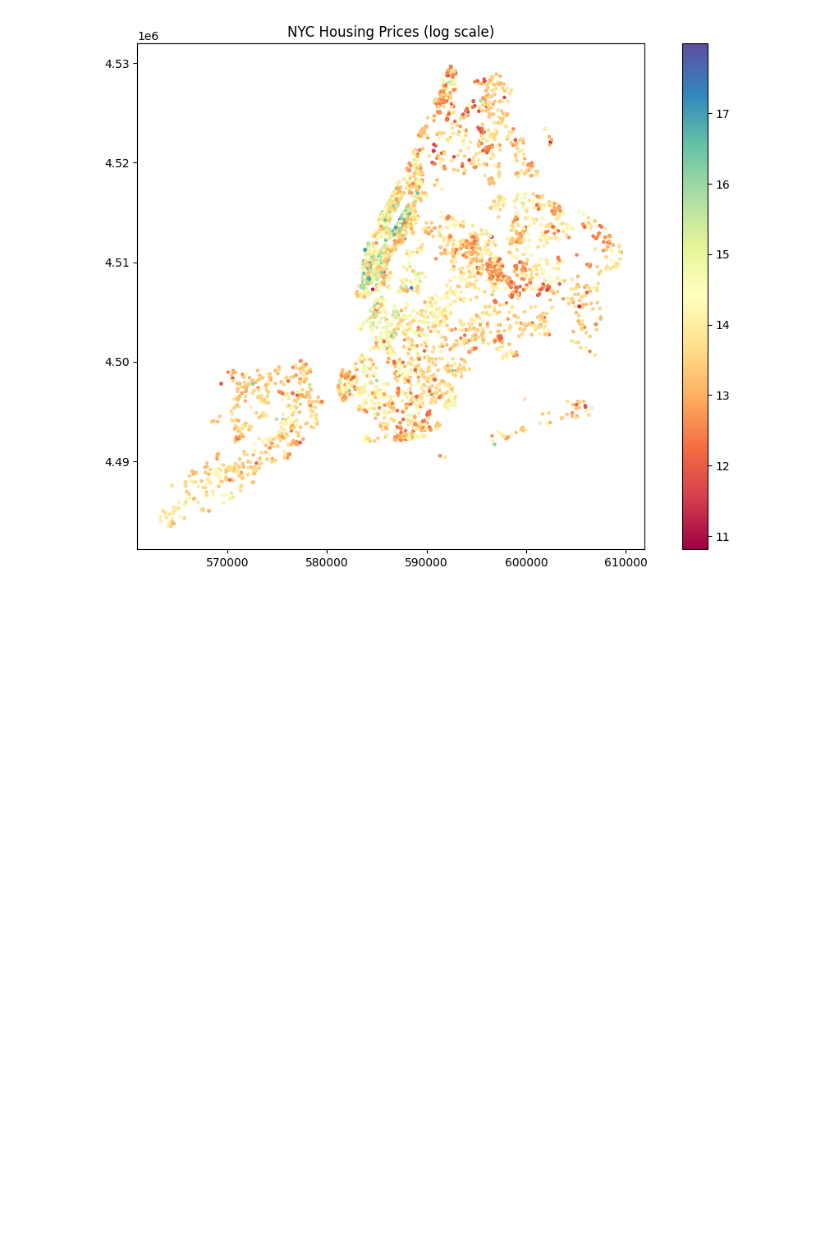
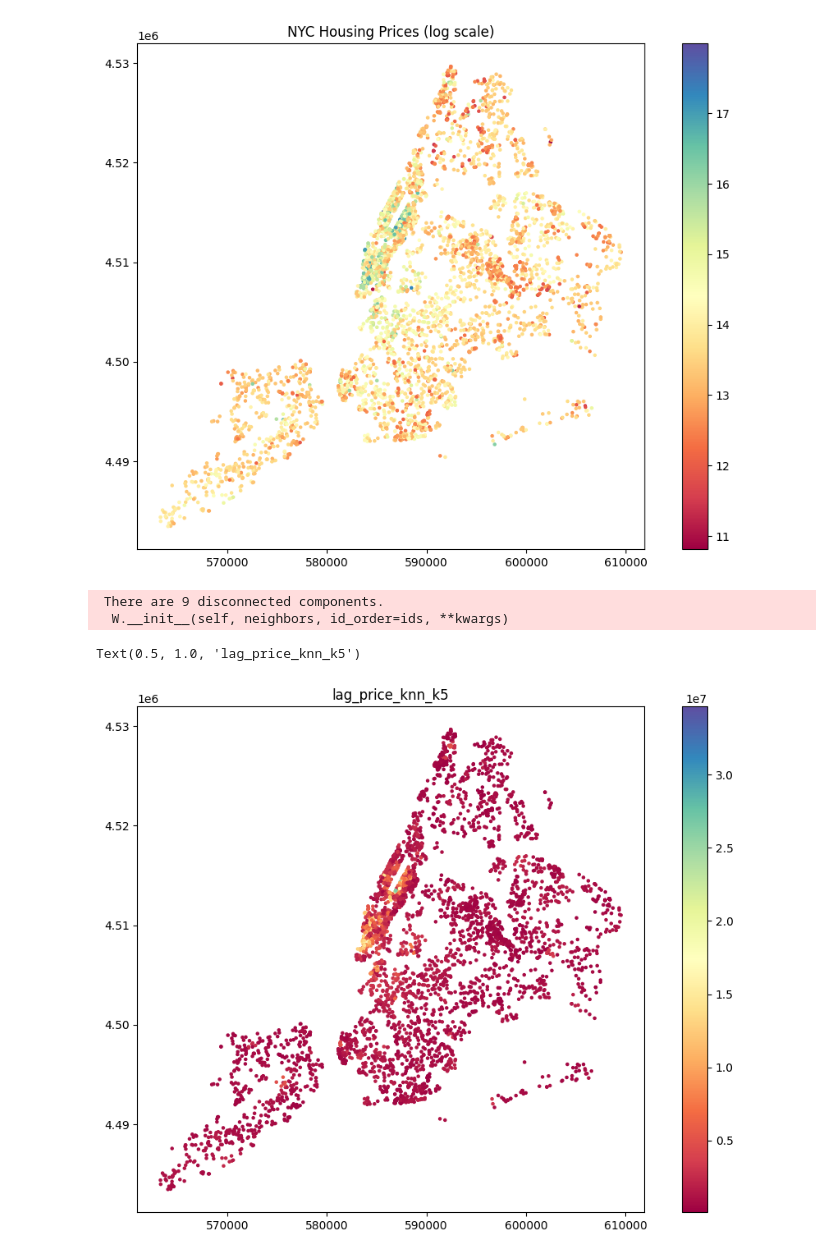
Before and after one commit to codekot/nyc-housing-project, a Jupyter notebook: notebooks/experiments/exp_03_spatial_lag.ipynb, the cells around one changed output. Saved outputs shown, nothing was run; the diff lists cells and outputs as text; code cells hidden in the pictures; blank space fills up the shorter version.

Commit message:
Play with spatial lag

```diff
--- a/notebooks/experiments/exp_03_spatial_lag.ipynb
+++ b/notebooks/experiments/exp_03_spatial_lag.ipynb
@@ -43,3 +49,21 @@ plt.title("NYC Housing Prices (log scale)")
 # %% [output]
 Text(0.5, 1.0, 'NYC Housing Prices (log scale)')
 [figure]
+# %%
+w = KNN.from_dataframe(gdf_utm, k=5)
+w.transform = 'R'
+# %% [output]
+ There are 9 disconnected components.
+  W.__init__(self, neighbors, id_order=ids, **kwargs)
+# %%
+gdf_utm['lag_price_knn_k5'] = lag_spatial(w, gdf_utm['price'])
+# %%
+gdf_utm.plot(column="lag_price_knn_k5",
+         figsize=(12, 8),
+         legend=True,
+         cmap="Spectral",
+         markersize=5)
+plt.title("lag_price_knn_k5")
+# %% [output]
+Text(0.5, 1.0, 'lag_price_knn_k5')
+[figure, added]
```
Also changed, not shown: parts of 17 cells of this notebook, 2 other files.
